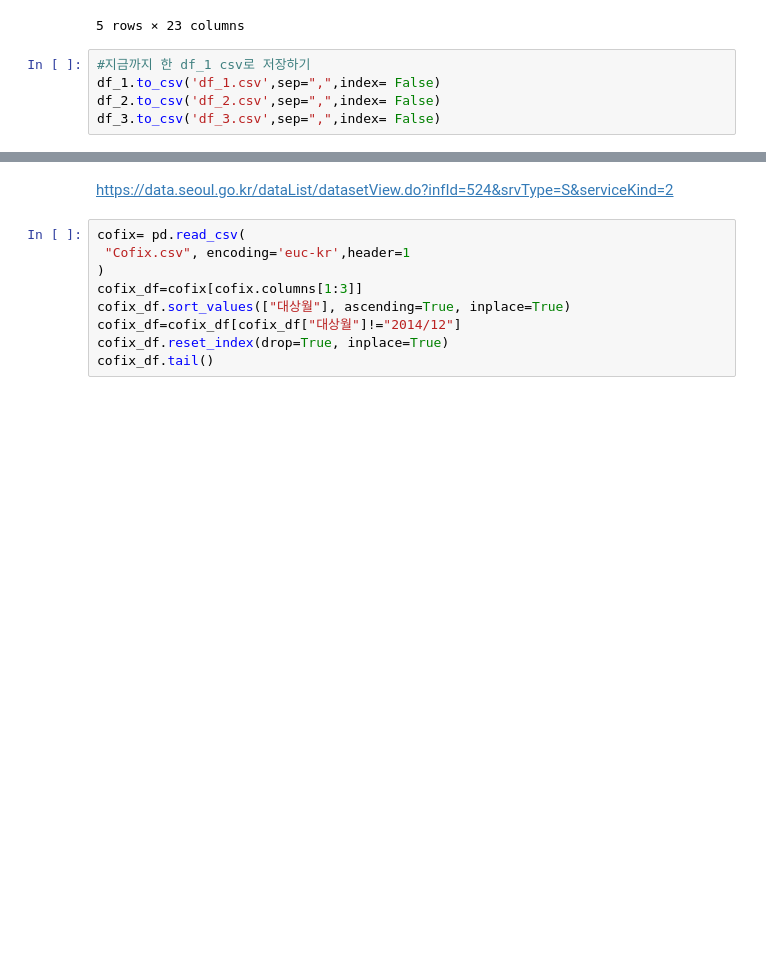
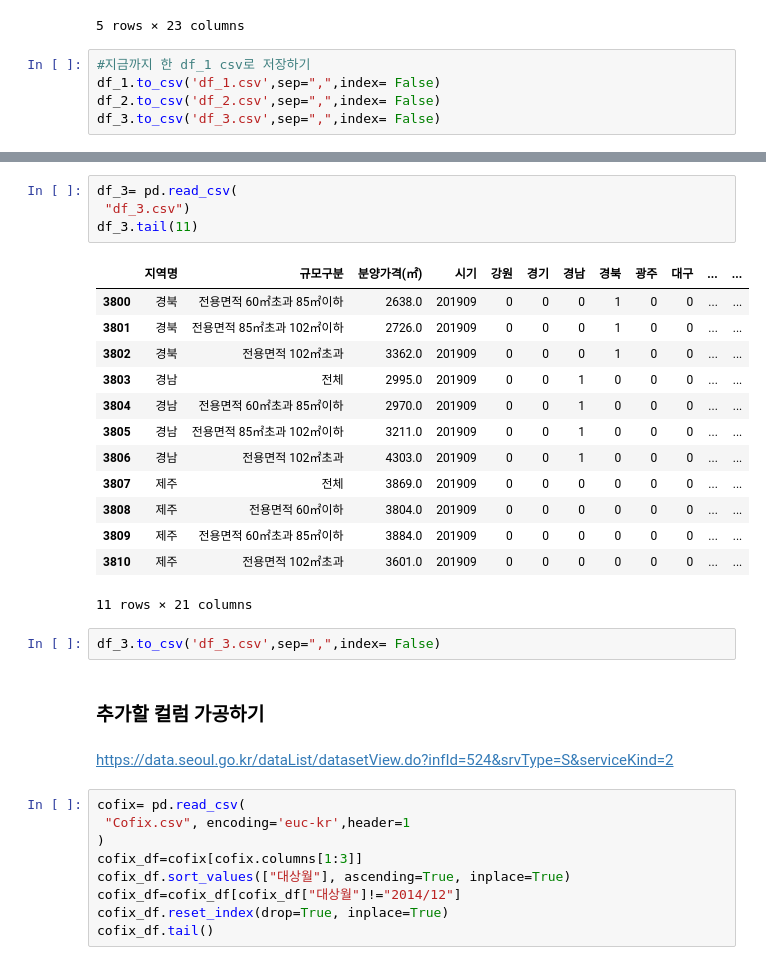
Before and after one commit to trhgu/EDA_project, a Jupyter notebook: Price_of_Apt.ipynb, the cells around one changed output, grey strips where cells are left out. Cells and saved outputs as stored; diff of their text form; blank space fills up the shorter version.

```diff
--- a/Price_of_Apt.ipynb
+++ b/Price_of_Apt.ipynb
@@ -146,3 +146,25 @@ df.tail()
+# %%
+df_3= pd.read_csv(
+ "df_3.csv")
+df_3.tail(11)
+# %% [output]
+|  | 지역명 | 규모구분 | 분양가격(㎡) | 시기 | 강원 | 경기 | 경남 | 경북 | 광주 | 대구 | ... | ... |
+| 3800 | 경북 | 전용면적 60㎡초과 85㎡이하 | 2638.0 | 201909 | 0 | 0 | 0 | 1 | 0 | 0 | ... | ... |
+| 3801 | 경북 | 전용면적 85㎡초과 102㎡이하 | 2726.0 | 201909 | 0 | 0 | 0 | 1 | 0 | 0 | ... | ... |
+| 3802 | 경북 | 전용면적 102㎡초과 | 3362.0 | 201909 | 0 | 0 | 0 | 1 | 0 | 0 | ... | ... |
+| 3803 | 경남 | 전체 | 2995.0 | 201909 | 0 | 0 | 1 | 0 | 0 | 0 | ... | ... |
+| 3804 | 경남 | 전용면적 60㎡초과 85㎡이하 | 2970.0 | 201909 | 0 | 0 | 1 | 0 | 0 | 0 | ... | ... |
+| 3805 | 경남 | 전용면적 85㎡초과 102㎡이하 | 3211.0 | 201909 | 0 | 0 | 1 | 0 | 0 | 0 | ... | ... |
+| 3806 | 경남 | 전용면적 102㎡초과 | 4303.0 | 201909 | 0 | 0 | 1 | 0 | 0 | 0 | ... | ... |
+| 3807 | 제주 | 전체 | 3869.0 | 201909 | 0 | 0 | 0 | 0 | 0 | 0 | ... | ... |
+| 3808 | 제주 | 전용면적 60㎡이하 | 3804.0 | 201909 | 0 | 0 | 0 | 0 | 0 | 0 | ... | ... |
+| 3809 | 제주 | 전용면적 60㎡초과 85㎡이하 | 3884.0 | 201909 | 0 | 0 | 0 | 0 | 0 | 0 | ... | ... |
+| 3810 | 제주 | 전용면적 102㎡초과 | 3601.0 | 201909 | 0 | 0 | 0 | 0 | 0 | 0 | ... | ... |
+11 rows × 21 columns
+# %%
+df_3.to_csv('df_3.csv',sep=",",index= False)
+# %% [markdown]
+### 추가할 컬럼 가공하기
 # %% [markdown]
 https://data.seoul.go.kr/dataList/datasetView.do?infId=524&srvType=S&serviceKind=2
 # %%
```
Also changed, not shown: parts of 20 cells of this notebook.
